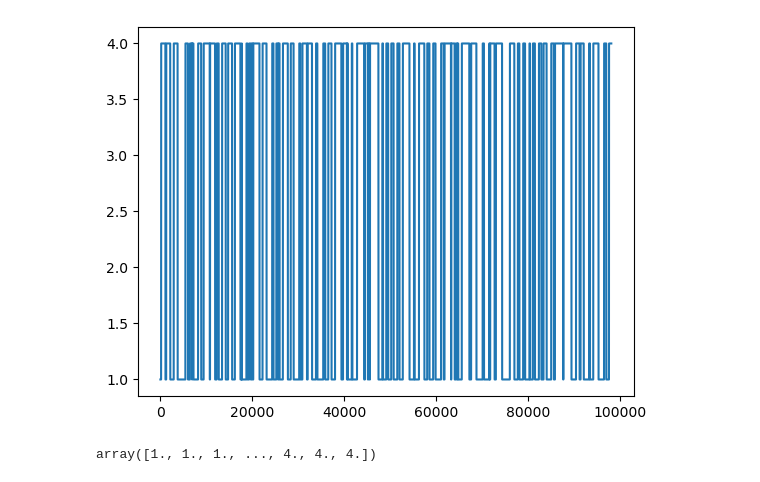
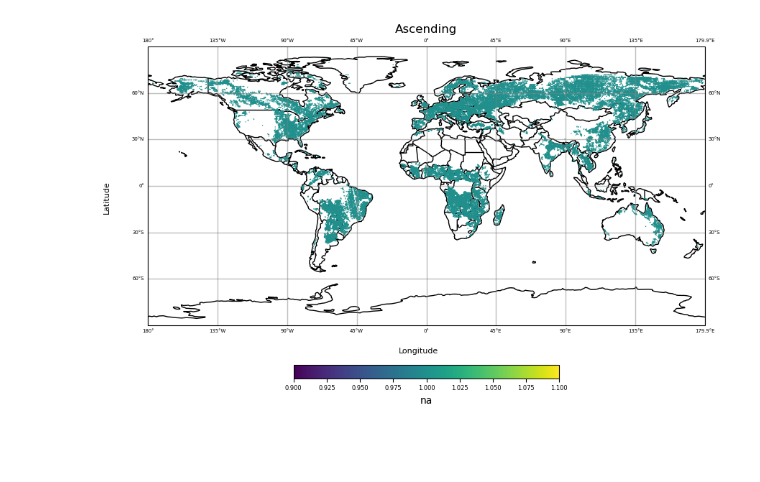
Before and after one commit to amfox37/GEOSldas_diagnostics, a Jupyter notebook: Jupyter/ObsFcstAna_orbit_plotter.ipynb, the cells around one changed output. Cells and saved outputs as stored; diff of their text form; code cells hidden in the pictures; blank space fills up the shorter version.

```diff
--- a/Jupyter/ObsFcstAna_orbit_plotter.ipynb
+++ b/Jupyter/ObsFcstAna_orbit_plotter.ipynb
@@ -179,0 +10,8 @@ plt.show()
+# %%
+from my_functions import read_obsfcstana
+
+path = '/Users/amfox/Desktop/GEOSldas_diagnostics/test_data'
+file_name_start = 'OLv7_M36.ens_avg.ldas_ObsFcstAna.201907'
+printflag = False
+
+date_time, obs_species, obs_tilenum, obs_lon, obs_lat, obs_obs, obs_obsvar, obs_fcst, obs_fcstvar, obs_ana, obs_anavar = read_obsfcstana(path, file_name_start, printflag)
@@ -401,9 +32,0 @@ plt.show()
-# %%
-plt.plot(obs_obsvar)
-plt.show()
-# %% [output]
-[figure, removed]
-# %%
-obs_obsvar
-# %% [output]
-array([1., 1., 1., ..., 4., 4., 4.])
@@ -409,0 +43,14 @@ array([1., 1., 1., ..., 4., 4., 4.])
+# %%
+saveflag = False
+
+tmp = obarray[(obarray[ :, 0] == 1),0]
+numobs = len(tmp)
+tmp = np.empty([numobs, 3])
+
+tmp[:,0] = obarray[(obarray[ :, 0] == 1),0]
+tmp[:,1] = obarray[(obarray[ :, 0] == 1),1]
+tmp[:,2] = obarray[(obarray[ :, 0] == 1),2]
+
+plot_global(tmp,saveflag,'Ascending')
+# %% [output]
+[figure, added]
```
Also changed, not shown: parts of 21 cells of this notebook, 1 other file.
